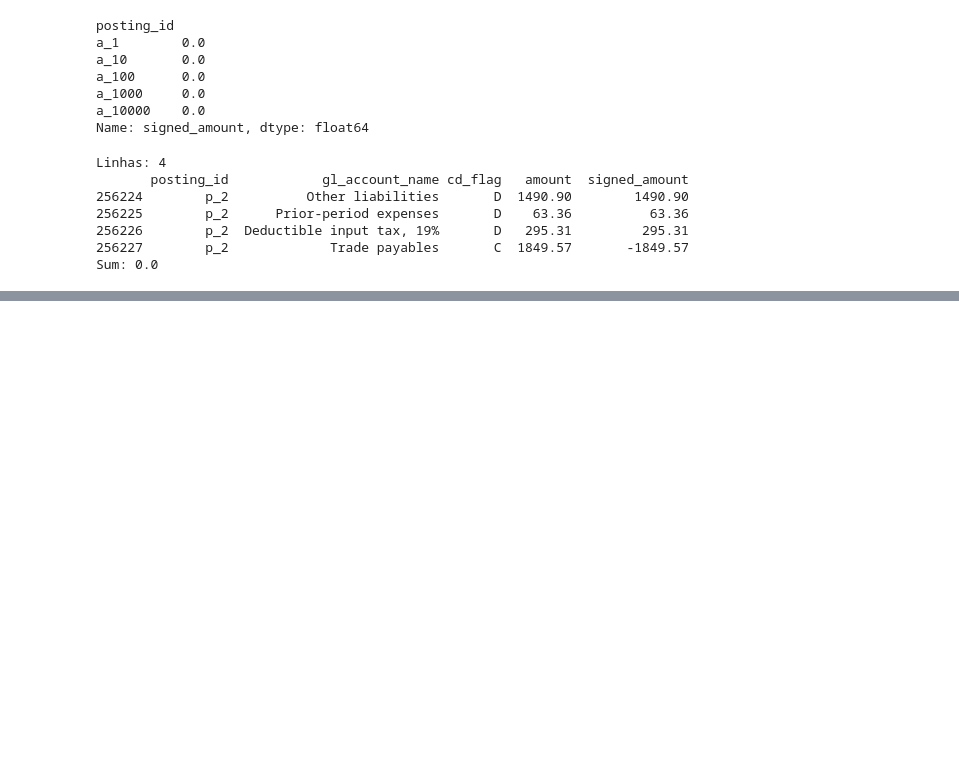
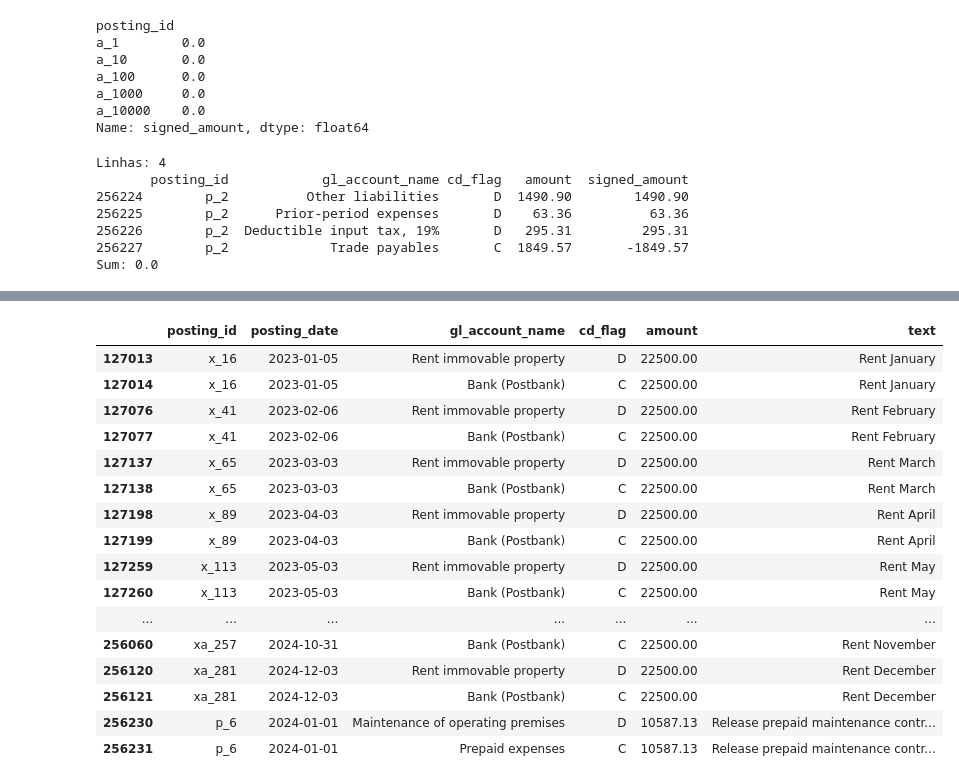
Before and after one commit to PauloMoreira467/AI-ledger-guard, a Jupyter notebook: notebooks/01_exploracao.ipynb, the cells around one changed output, grey strips where cells are left out. Saved outputs shown, nothing was run; the diff lists cells and outputs as text; code cells hidden in the pictures; blank space fills up the shorter version.

```diff
--- a/notebooks/01_exploracao.ipynb
+++ b/notebooks/01_exploracao.ipynb
@@ -176,0 +328,20 @@ Lançamentos desequilibrados: 0
+# %%
+df[montante_acima_de_5000][["posting_id", "posting_date", "gl_account_name", "cd_flag", "amount", "text"]]
+# %% [output]
+|  | posting_id | posting_date | gl_account_name | cd_flag | amount | text |
+| 127013 | x_16 | 2023-01-05 | Rent immovable property | D | 22500.00 | Rent January |
+| 127014 | x_16 | 2023-01-05 | Bank (Postbank) | C | 22500.00 | Rent January |
+| 127076 | x_41 | 2023-02-06 | Rent immovable property | D | 22500.00 | Rent February |
+| 127077 | x_41 | 2023-02-06 | Bank (Postbank) | C | 22500.00 | Rent February |
+| 127137 | x_65 | 2023-03-03 | Rent immovable property | D | 22500.00 | Rent March |
+| 127138 | x_65 | 2023-03-03 | Bank (Postbank) | C | 22500.00 | Rent March |
+| 127198 | x_89 | 2023-04-03 | Rent immovable property | D | 22500.00 | Rent April |
+| 127199 | x_89 | 2023-04-03 | Bank (Postbank) | C | 22500.00 | Rent April |
+| 127259 | x_113 | 2023-05-03 | Rent immovable property | D | 22500.00 | Rent May |
+| 127260 | x_113 | 2023-05-03 | Bank (Postbank) | C | 22500.00 | Rent May |
+| ... | ... | ... | ... | ... | ... | ... |
+| 256060 | xa_257 | 2024-10-31 | Bank (Postbank) | C | 22500.00 | Rent November |
+| 256120 | xa_281 | 2024-12-03 | Rent immovable property | D | 22500.00 | Rent December |
+| 256121 | xa_281 | 2024-12-03 | Bank (Postbank) | C | 22500.00 | Rent December |
+| 256230 | p_6 | 2024-01-01 | Maintenance of operating premises | D | 10587.13 | Release prepaid maintenance contr... |
+| 256231 | p_6 | 2024-01-01 | Prepaid expenses | C | 10587.13 | Release prepaid maintenance contr... |
```
Also changed, not shown: parts of 11 cells of this notebook.
